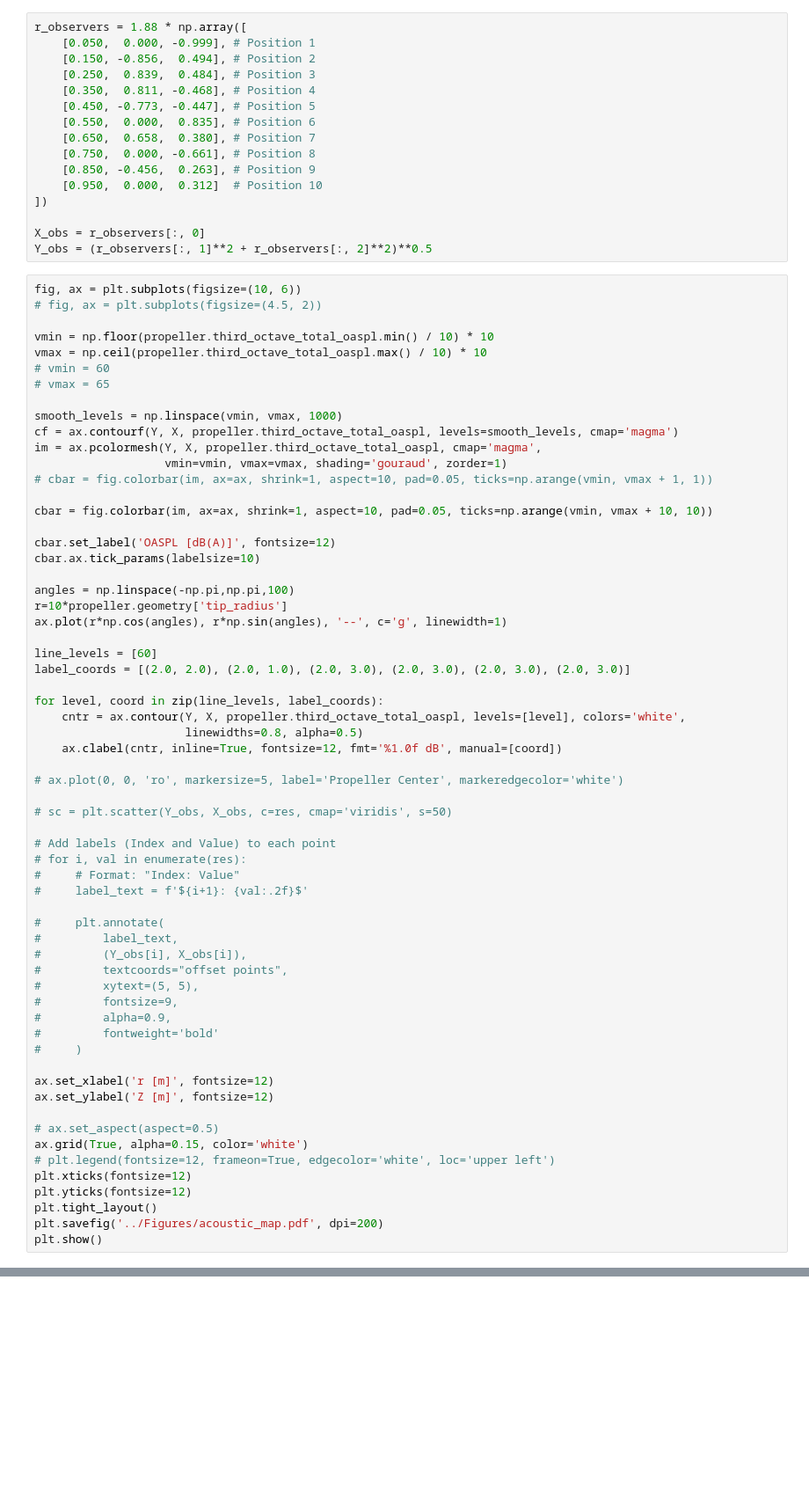
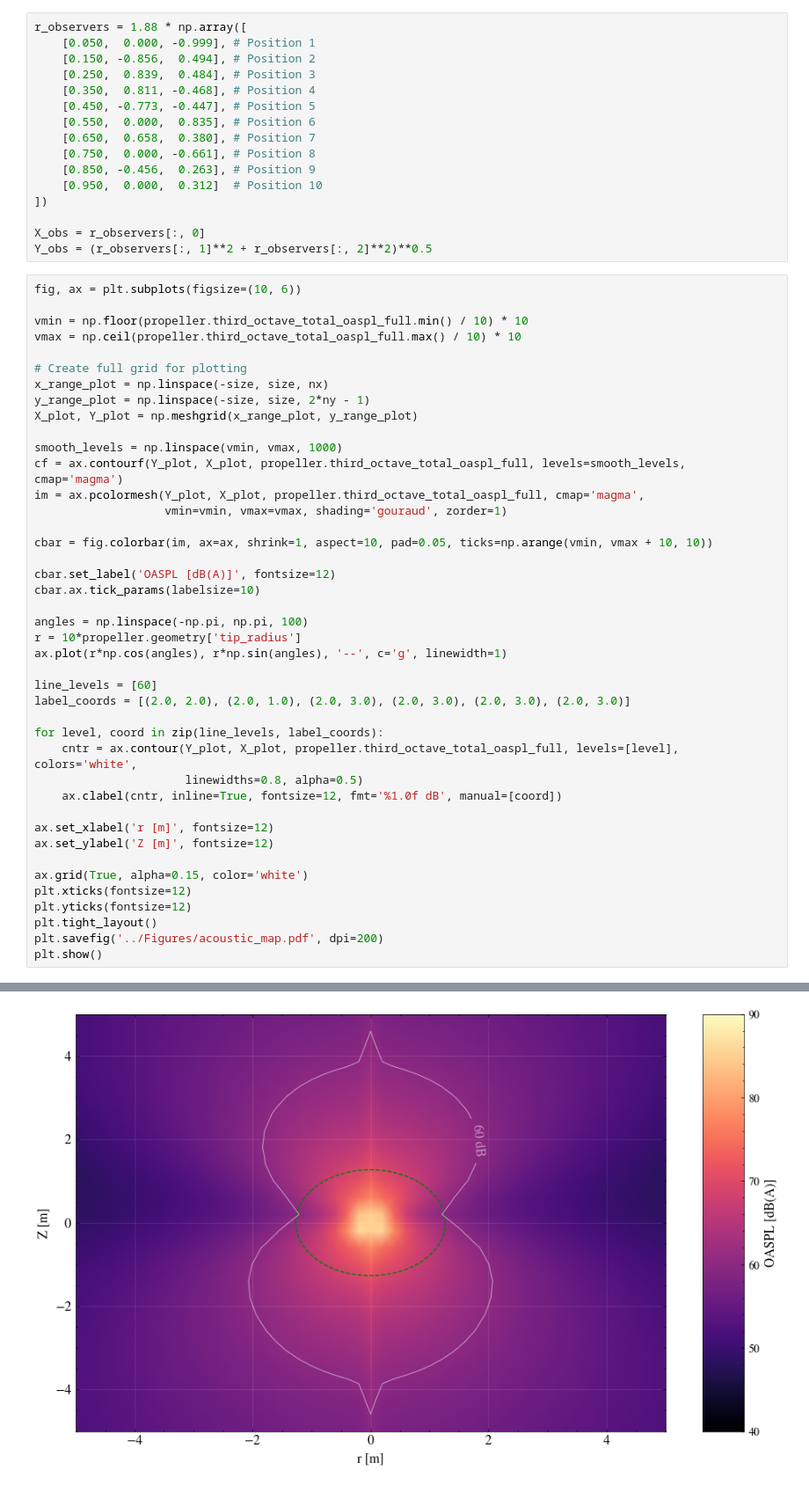
Before and after one commit to Frxljord/FastBEMT, a Jupyter notebook: Benchmarks/acousticContourMetric.ipynb, the cells around one changed output, grey strips where cells are left out. Shown at 88% size. Cells and saved outputs as stored; diff of their text form; blank space fills up the shorter version.

```diff
--- a/Benchmarks/acousticContourMetric.ipynb
+++ b/Benchmarks/acousticContourMetric.ipynb
@@ -160,61 +160,41 @@ X_obs = r_observers[:, 0]
 Y_obs = (r_observers[:, 1]**2 + r_observers[:, 2]**2)**0.5
 # %%
 fig, ax = plt.subplots(figsize=(10, 6))
-# fig, ax = plt.subplots(figsize=(4.5, 2))
 
-vmin = np.floor(propeller.third_octave_total_oaspl.min() / 10) * 10
-vmax = np.ceil(propeller.third_octave_total_oaspl.max() / 10) * 10
-# vmin = 60
-# vmax = 65
+vmin = np.floor(propeller.third_octave_total_oaspl_full.min() / 10) * 10
+vmax = np.ceil(propeller.third_octave_total_oaspl_full.max() / 10) * 10
+
+# Create full grid for plotting
+x_range_plot = np.linspace(-size, size, nx)
+y_range_plot = np.linspace(-size, size, 2*ny - 1)
+X_plot, Y_plot = np.meshgrid(x_range_plot, y_range_plot)
 
 smooth_levels = np.linspace(vmin, vmax, 1000)
-cf = ax.contourf(Y, X, propeller.third_octave_total_oaspl, levels=smooth_levels, cmap='magma')
-im = ax.pcolormesh(Y, X, propeller.third_octave_total_oaspl, cmap='magma',
+cf = ax.contourf(Y_plot, X_plot, propeller.third_octave_total_oaspl_full, levels=smooth_levels, cmap='magma')
+im = ax.pcolormesh(Y_plot, X_plot, propeller.third_octave_total_oaspl_full, cmap='magma',
                    vmin=vmin, vmax=vmax, shading='gouraud', zorder=1)
-# cbar = fig.colorbar(im, ax=ax, shrink=1, aspect=10, pad=0.05, ticks=np.arange(vmin, vmax + 1, 1))
 
 cbar = fig.colorbar(im, ax=ax, shrink=1, aspect=10, pad=0.05, ticks=np.arange(vmin, vmax + 10, 10))
 
 cbar.set_label('OASPL [dB(A)]', fontsize=12)
 cbar.ax.tick_params(labelsize=10)
 
-angles = np.linspace(-np.pi,np.pi,100)
-r=10*propeller.geometry['tip_radius']
+angles = np.linspace(-np.pi, np.pi, 100)
+r = 10*propeller.geometry['tip_radius']
 ax.plot(r*np.cos(angles), r*np.sin(angles), '--', c='g', linewidth=1)
 
 line_levels = [60]
 label_coords = [(2.0, 2.0), (2.0, 1.0), (2.0, 3.0), (2.0, 3.0), (2.0, 3.0), (2.0, 3.0)]
 
 for level, coord in zip(line_levels, label_coords):
-    cntr = ax.contour(Y, X, propeller.third_octave_total_oaspl, levels=[level], colors='white',
+    cntr = ax.contour(Y_plot, X_plot, propeller.third_octave_total_oaspl_full, levels=[level], colors='white',
                       linewidths=0.8, alpha=0.5)
     ax.clabel(cntr, inline=True, fontsize=12, fmt='%1.0f dB', manual=[coord])
-
-# ax.plot(0, 0, 'ro', markersize=5, label='Propeller Center', markeredgecolor='white')
-
-# sc = plt.scatter(Y_obs, X_obs, c=res, cmap='viridis', s=50)
-
-# Add labels (Index and Value) to each point
-# for i, val in enumerate(res):
-#     # Format: "Index: Value"
-#     label_text = f'${i+1}: {val:.2f}$'
-
-#     plt.annotate(
-#         label_text,
-#         (Y_obs[i], X_obs[i]),
-#         textcoords="offset points",
-#         xytext=(5, 5),
-#         fontsize=9,
-#         alpha=0.9,
-#         fontweight='bold'
-#     )
 
 ax.set_xlabel('r [m]', fontsize=12)
 ax.set_ylabel('Z [m]', fontsize=12)
 
-# ax.set_aspect(aspect=0.5)
 ax.grid(True, alpha=0.15, color='white')
-# plt.legend(fontsize=12, frameon=True, edgecolor='white', loc='upper left')
 plt.xticks(fontsize=12)
 plt.yticks(fontsize=12)
 plt.tight_layout()
@@ -225,3 +204,4 @@ NameError: name 'plt' is not defined
+[figure, added]
 # %%
 from shapely.geometry import Polygon, box
 
```
Also changed, not shown: parts of 8 cells of this notebook, 30 other files.
